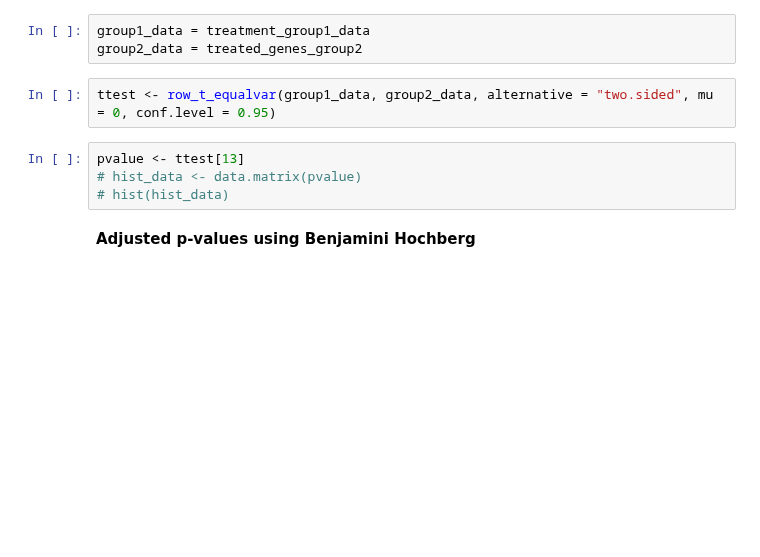
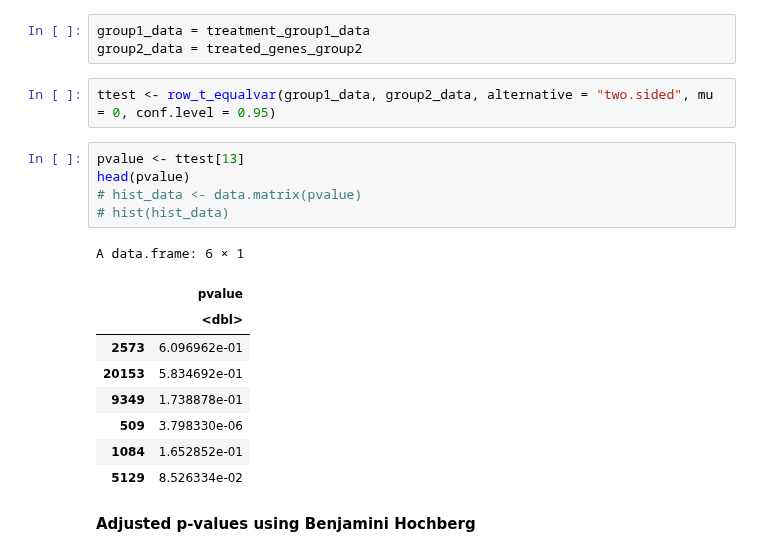
Before and after one commit to almedida/thesis, a Jupyter notebook: simulation_all.ipynb, the cells around one changed output. Cells and saved outputs as stored; diff of their text form; blank space fills up the shorter version.

```diff
--- a/simulation_all.ipynb
+++ b/simulation_all.ipynb
@@ -160,8 +171,19 @@ group2_data = treated_genes_group2
 ttest <- row_t_equalvar(group1_data, group2_data, alternative = "two.sided", mu = 0, conf.level = 0.95)
 # %%
 pvalue <- ttest[13]
+head(pvalue)
 # hist_data <- data.matrix(pvalue)
 # hist(hist_data)
+# %% [output]
+A data.frame: 6 × 1
+|  | pvalue |
+|  | <dbl> |
+| 2573 | 6.096962e-01 |
+| 20153 | 5.834692e-01 |
+| 9349 | 1.738878e-01 |
+| 509 | 3.798330e-06 |
+| 1084 | 1.652852e-01 |
+| 5129 | 8.526334e-02 |
 # %% [markdown]
 **Adjusted p-values using Benjamini Hochberg**
 # %%
```
Also changed, not shown: parts of 8 cells of this notebook.
